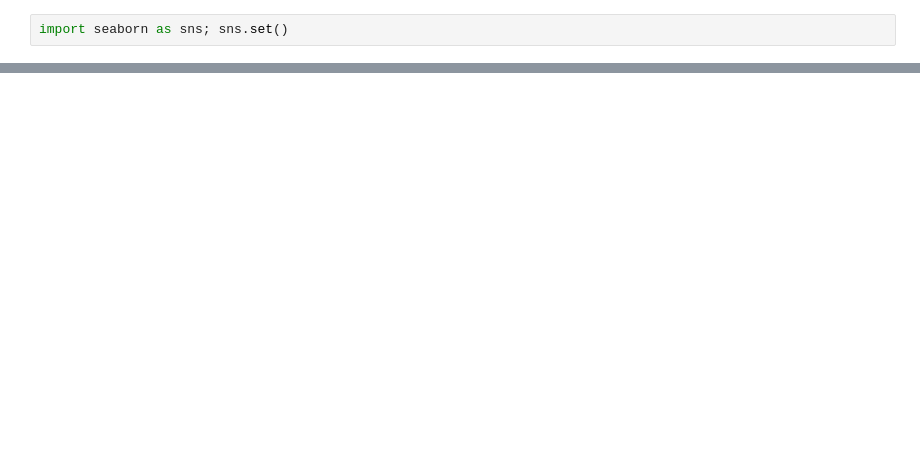
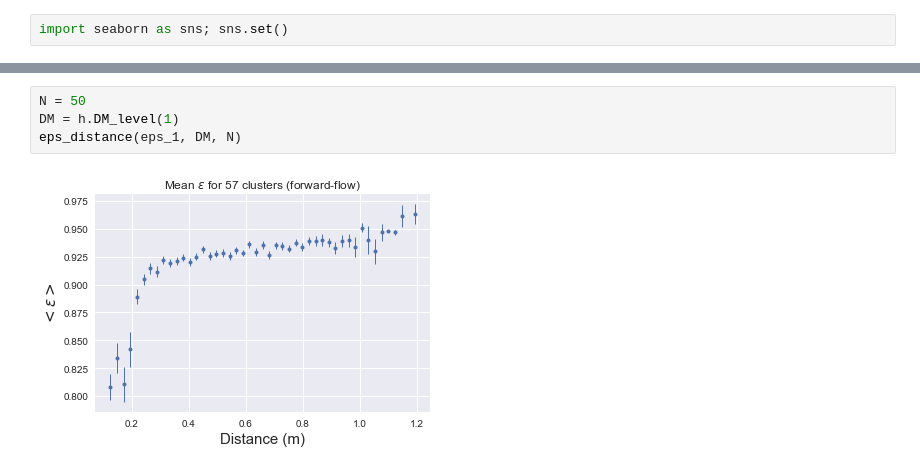
Before and after one commit to jbremz/human_mob, a Jupyter notebook: Notebooks/Ilaria's Log/Week 14.ipynb, the cells around one changed output, grey strips where cells are left out. Drawn from its saved outputs; the diff is of its cells as text; blank space fills up the shorter version.

```diff
--- a/Notebooks/Ilaria's Log/Week 14.ipynb
+++ b/Notebooks/Ilaria's Log/Week 14.ipynb
@@ -107,0 +89,6 @@ plt.show()
+# %%
+N = 50
+DM = h.DM_level(1)
+eps_distance(eps_1, DM, N)
+# %% [output]
+[figure, added]
```
Also changed, not shown: parts of 11 cells of this notebook.
